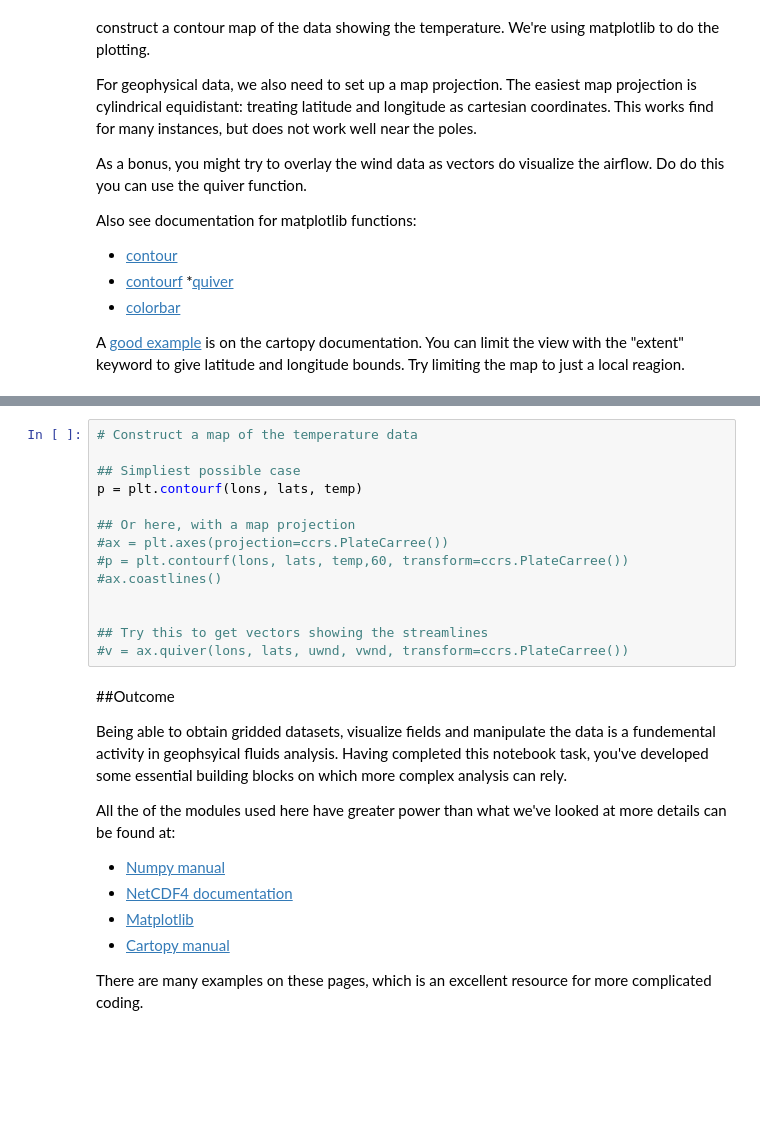
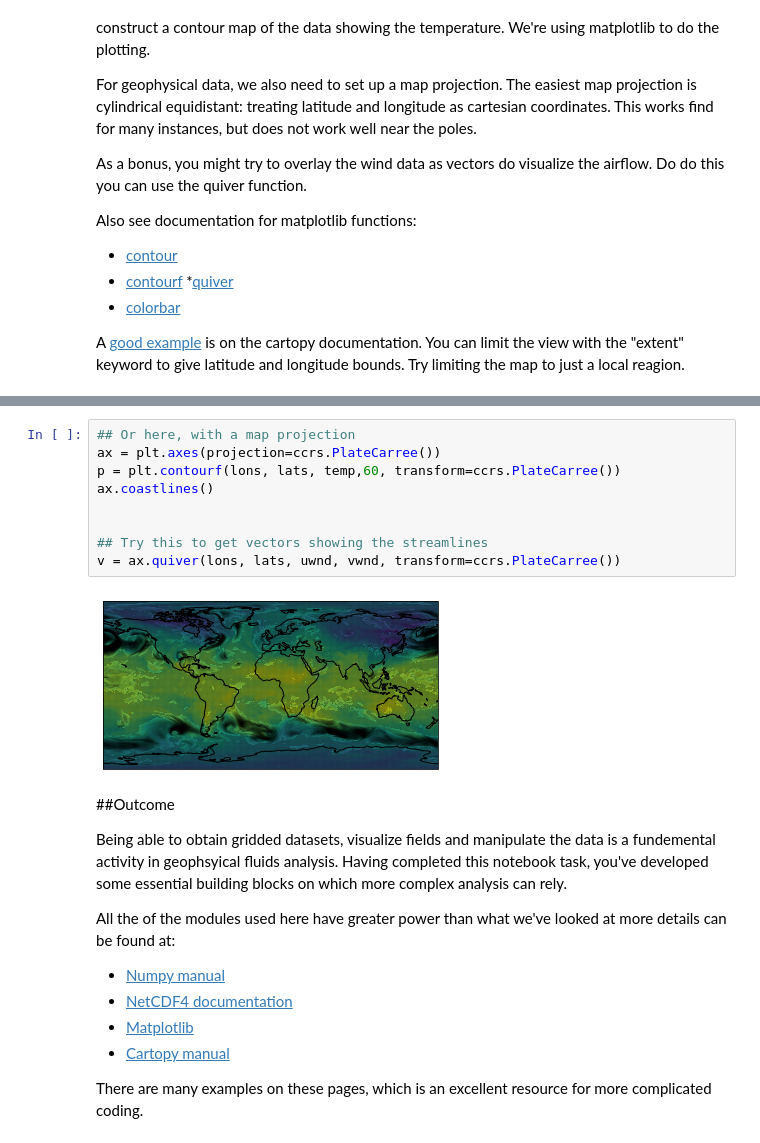
Before and after one commit to davidnoone/ExampleData, a Jupyter notebook: Simple_plots.ipynb, the cells around one changed output, grey strips where cells are left out. Cells and saved outputs as stored; diff of their text form; blank space fills up the shorter version.

```diff
--- a/Simple_plots.ipynb
+++ b/Simple_plots.ipynb
@@ -130,17 +176,14 @@ A [good example](https://scitools.org.uk/cartopy/docs/v0.13/matplotlib/advanced_
 # %%
-# Construct a map of the temperature data
-
-## Simpliest possible case
-p = plt.contourf(lons, lats, temp)
-
 ## Or here, with a map projection
-#ax = plt.axes(projection=ccrs.PlateCarree())
-#p = plt.contourf(lons, lats, temp,60, transform=ccrs.PlateCarree())
-#ax.coastlines()
+ax = plt.axes(projection=ccrs.PlateCarree())
+p = plt.contourf(lons, lats, temp,60, transform=ccrs.PlateCarree())
+ax.coastlines()
 
 
 ## Try this to get vectors showing the streamlines
-#v = ax.quiver(lons, lats, uwnd, vwnd, transform=ccrs.PlateCarree())
+v = ax.quiver(lons, lats, uwnd, vwnd, transform=ccrs.PlateCarree())
+# %% [output]
+[figure, added]
 # %% [markdown]
 ##Outcome
 
```
Also changed, not shown: parts of 7 cells of this notebook.
